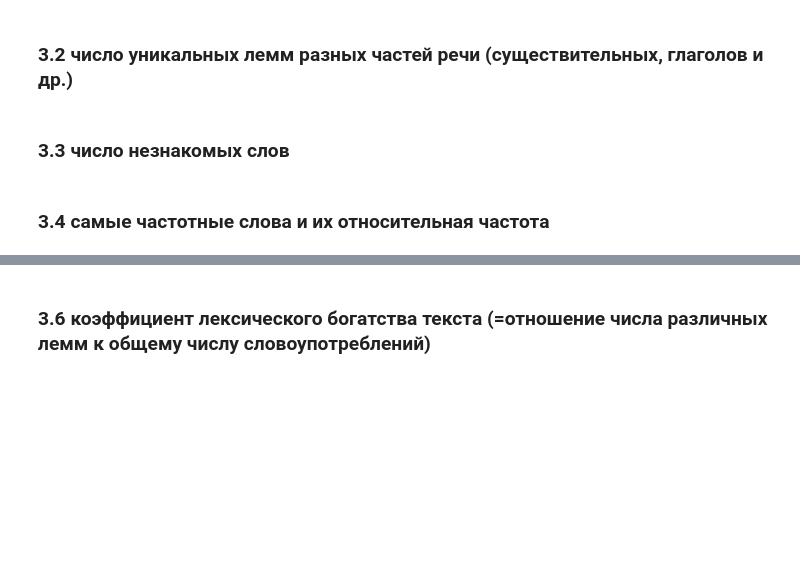
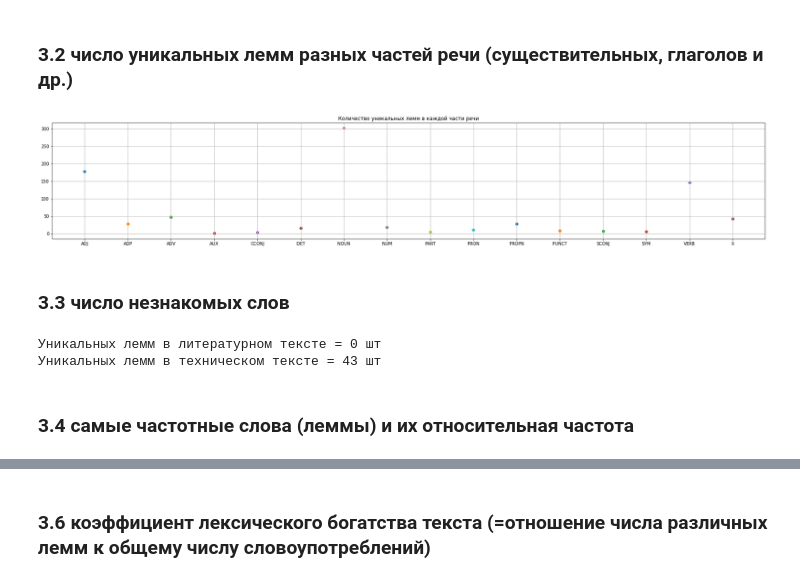
Before and after one commit to dkagramanyan/comp_ling, a Jupyter notebook: hw1/hw1.ipynb, the cells around one changed output, grey strips where cells are left out. Saved outputs shown, nothing was run; the diff lists cells and outputs as text; code cells hidden in the pictures; blank space fills up the shorter version.

```diff
--- a/hw1/hw1.ipynb
+++ b/hw1/hw1.ipynb
@@ -144,14 +147,14 @@ for sent in doc_litr.sents:
     for token in sent.morph.tokens:
             case=token.feats.get('Case')
             if case is not None:
-                case_litr.append(case)
+                case_litr.append(token.feats.get('Case'))
 
 case_tech=[]
 for sent in doc_tech.sents:
     for token in sent.morph.tokens:
             case=token.feats.get('Case')
             if case is not None:
-                case_tech.append(case)
+                case_tech.append(token.feats.get('Case'))
 
 case_litr=np.sort(case_litr)
 case_tech=np.sort(case_tech)
@@ -262,7 +265,58 @@ print(f'Уникальных лемм в техническом тексте = {
 Уникальных лемм в техническом тексте = 800 шт
 # %% [markdown]
 ### 3.2 число уникальных лемм разных частей речи (существительных, глаголов и др.)
+# %%
+poses=[]
+for token in doc_tech.tokens:
+    poses.append(token.pos)
+poses.sort()
+
+poses=np.unique(poses)
+
+doc=doc_tech
+# doc=doc_litr
+fig,axes=plt.subplots(1,1,figsize=(30,5))
+for i,pos in enumerate(poses):
+    lemmas=[]
+    for token in doc.tokens:
+        lemma=token.__dict__.get('lemma')
+        token_pos=token.__dict__.get('pos')
+        # print(lemma)
+        if lemma is not None and token_pos==pos:
+            lemmas.append(lemma)
+    lemmas=np.unique(lemmas)
+
+    axes.scatter(i,len(lemmas))
+
+plt.title('Количество уникальных лемм в каждой части речи')
+plt.xticks(range(len(poses)), poses)
+plt.grid(True)
+plt.show()
+# %% [output]
+[figure, added]
 # %% [markdown]
 ### 3.3 число незнакомых слов
+# %%
+lemmas_litr=[]
+for token in doc_litr.tokens:
+    lemma=token.__dict__.get('lemma')
+    token_pos=token.__dict__.get('pos')
+    if lemma is not None and token_pos=='X':
+        lemmas_litr.append(lemma)
+
+
+lemmas_tech=[]
+for token in doc_tech.tokens:
+    lemma=token.__dict__.get('lemma')
+    token_pos=token.__dict__.get('pos')
+    if lemma is not None and token_pos=='X':
+        lemmas_tech.append(lemma)
+
+
+print(f'Уникальных лемм в литературном тексте = {np.unique(lemmas_litr).shape[0]} шт')
+print(f'Уникальных лемм в техническом тексте = {np.unique(lemmas_tech).shape[0]} шт ')
+# %% [output]
+Уникальных лемм в литературном тексте = 0 шт
+Уникальных лемм в техническом тексте = 43 шт
 # %% [markdown]
-### 3.4 самые частотные слова и их относительная частота
+### 3.4 самые частотные слова (леммы) и их относительная частота
```
Also changed, not shown: parts of 5 cells of this notebook.
